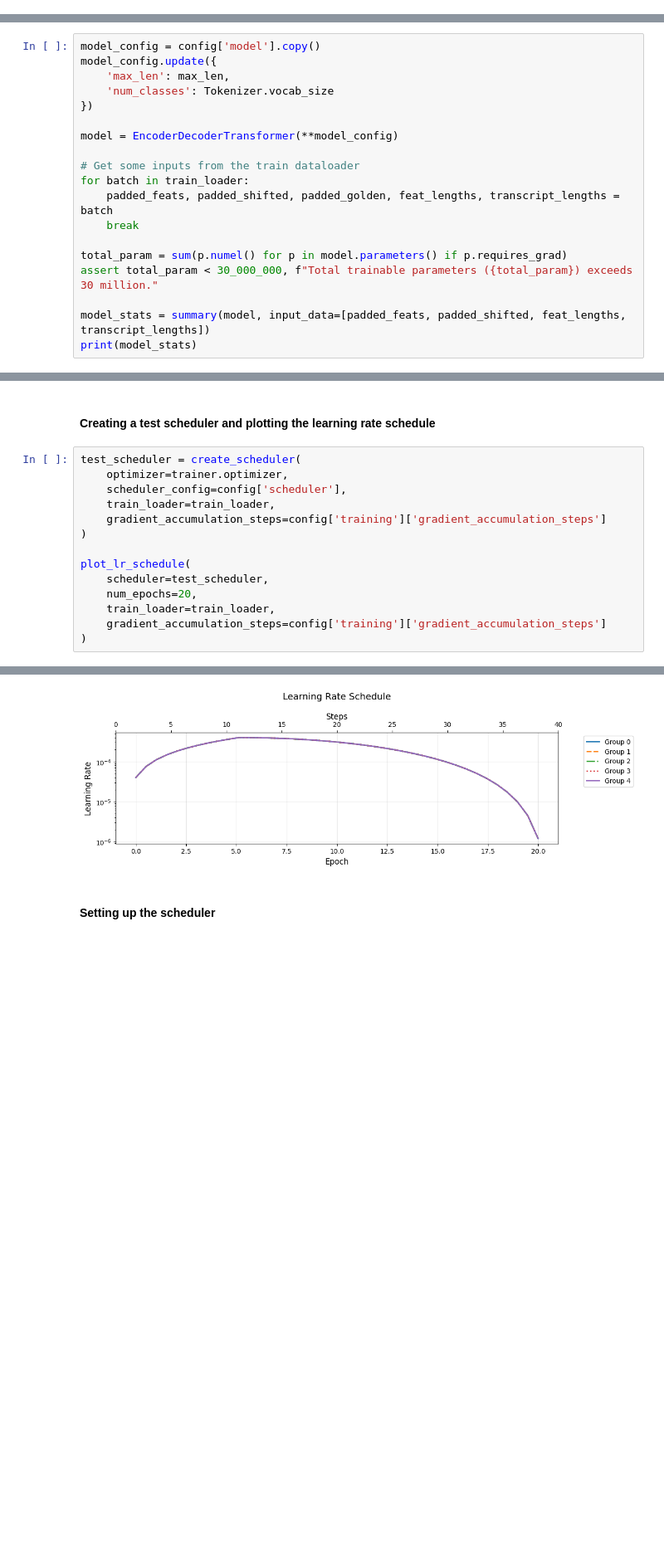
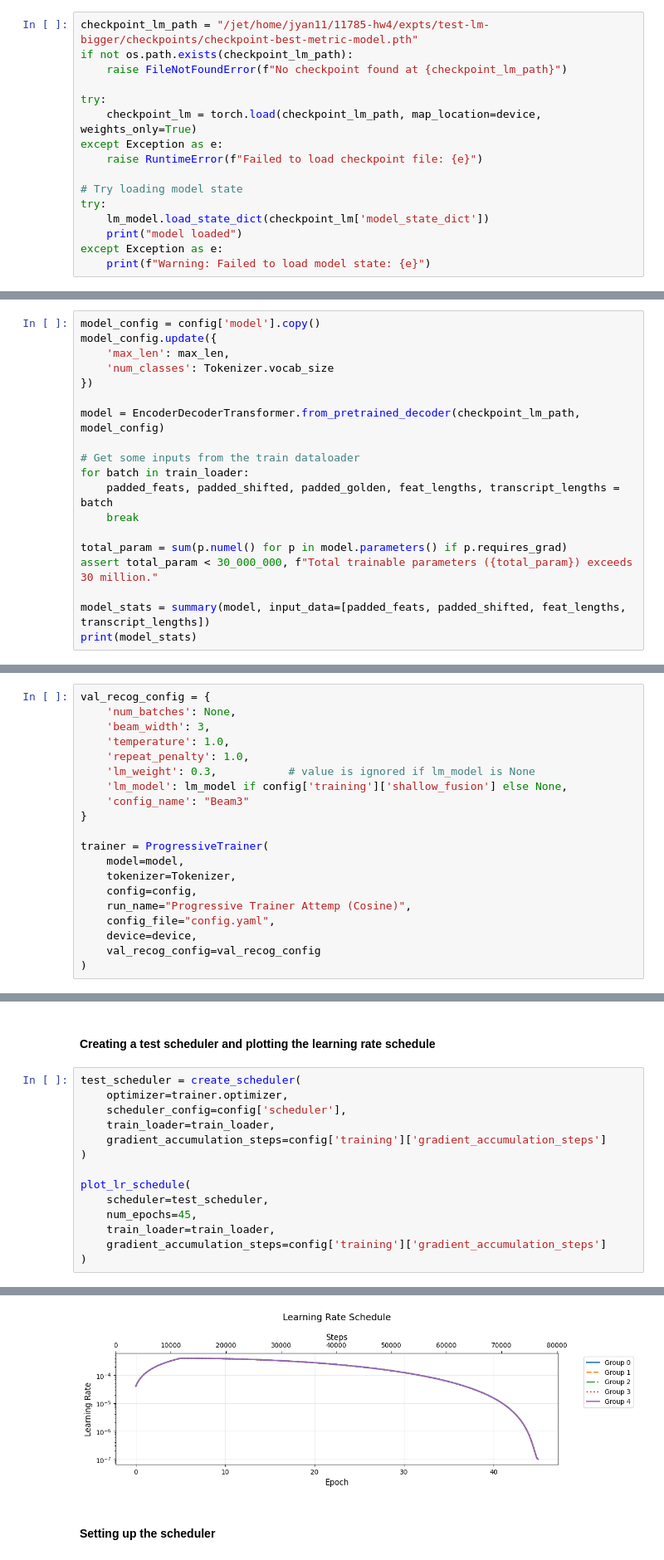
Before and after one commit to jyan1237/11785-hw4, a Jupyter notebook: HW4P2_Student_Starter_Notebook (1).ipynb, the cells around one changed output, grey strips where cells are left out. Shown at 83% size. Drawn from its saved outputs; the diff is of its cells as text; blank space fills up the shorter version.

```diff
--- a/HW4P2_Student_Starter_Notebook (1).ipynb
+++ b/HW4P2_Student_Starter_Notebook (1).ipynb
@@ -924,0 +1026,16 @@ expts/
+# %%
+checkpoint_lm_path = "/jet/home/jyan11/11785-hw4/expts/test-lm-bigger/checkpoints/checkpoint-best-metric-model.pth"
+if not os.path.exists(checkpoint_lm_path):
+    raise FileNotFoundError(f"No checkpoint found at {checkpoint_lm_path}")
+
+try:
+    checkpoint_lm = torch.load(checkpoint_lm_path, map_location=device, weights_only=True)
+except Exception as e:
+    raise RuntimeError(f"Failed to load checkpoint file: {e}")
+
+# Try loading model state
+try:
+    lm_model.load_state_dict(checkpoint_lm['model_state_dict'])
+    print("model loaded")
+except Exception as e:
+    print(f"Warning: Failed to load model state: {e}")
@@ -929,7 +1048,7 @@ model_config.update({
     'num_classes': Tokenizer.vocab_size
 })
 
-model = EncoderDecoderTransformer(**model_config)
+model = EncoderDecoderTransformer.from_pretrained_decoder(checkpoint_lm_path, model_config)
 
 # Get some inputs from the train dataloader
 for batch in train_loader:
@@ -986,0 +1090,20 @@ Using device: cuda
+# %%
+val_recog_config = {
+    'num_batches': None,
+    'beam_width': 3,
+    'temperature': 1.0,
+    'repeat_penalty': 1.0,
+    'lm_weight': 0.3,           # value is ignored if lm_model is None
+    'lm_model': lm_model if config['training']['shallow_fusion'] else None,
+    'config_name': "Beam3"
+}
+
+trainer = ProgressiveTrainer(
+    model=model,
+    tokenizer=Tokenizer,
+    config=config,
+    run_name="Progressive Trainer Attemp (Cosine)",
+    config_file="config.yaml",
+    device=device,
+    val_recog_config=val_recog_config
+)
@@ -1031,7 +1168,7 @@ test_scheduler = create_scheduler(
 
 plot_lr_schedule(
     scheduler=test_scheduler,
-    num_epochs=20,
+    num_epochs=45,
     train_loader=train_loader,
     gradient_accumulation_steps=config['training']['gradient_accumulation_steps']
 )
@@ -1049,4 +1186,4 @@ Warning: Only showing 5 out of 75 parameter groups for clarity
-[figure, old version]
+[figure, new version]
 # %% [markdown]
 #### Setting up the scheduler
 # %%
```
Also changed, not shown: parts of 38 cells of this notebook, 4 other files.
